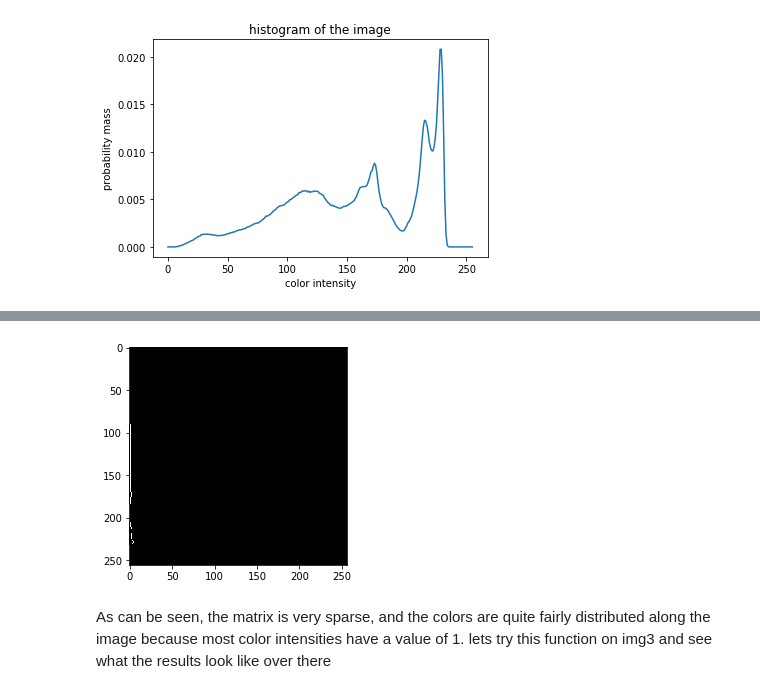
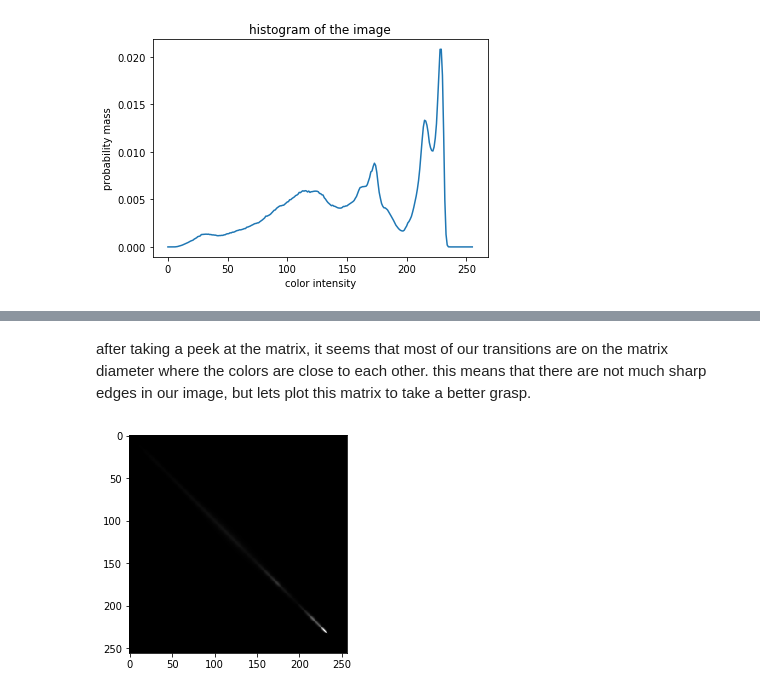
Before and after one commit to Mohammadhp/ComputerVisionExercises, a Jupyter notebook: Exercise1/Exercise1.ipynb, the cells around one changed output, grey strips where cells are left out. Drawn from its saved outputs; the diff is of its cells as text; code cells hidden in the pictures.

```diff
--- a/Exercise1/Exercise1.ipynb
+++ b/Exercise1/Exercise1.ipynb
@@ -148,4 +153,0 @@ our pixels intensities are of type `uint8` which makes them vary between 0 and 2
-# %%
-width, height = np.shape(img1)
-maximum_intensity = max(hist) * height * width
-print(maximum_intensity)
@@ -197,0 +154,15 @@ print(np.shape(hist_256_256))
+# %%
+def img_to_256x256(img):
+    M = np.zeros([256, 256], dtype=int)
+    height, width = np.shape(img)
+    for h in range(1, height - 1):
+        for w in range(1,width - 1):
+            intensity1 = img[h, w]
+            for i in range(-1, 1):
+                for j in range(-1, 1):
+                    if i != j:
+                        M[intensity1][img[h + i][w + j]] += 1
+    return M
+# %%
+M = img_to_256x256(img1)
+print(M[1:14, 1:14])
@@ -198,7 +183,7 @@ print(np.shape(hist_256_256))
+# %% [markdown]
+after taking a peek at the matrix, it seems that most of our transitions are on the matrix diameter where the colors are close to each other. this means that there are not much sharp edges in our image, but lets plot this matrix to take a better grasp.
 # %%
-plt.imshow(hist_256_256, cmap = 'gray')
+plt.imshow(M, cmap = 'gray')
 plt.show()
 # %% [output]
-[figure, old version]
+[figure, new version]
-# %% [markdown]
-As can be seen, the matrix is very sparse, and the colors are quite fairly distributed along the image because most color intensities have a value of 1. lets try this function on img3 and see what the results look like over there
```
Also changed, not shown: parts of 19 cells of this notebook, 1 other file.
